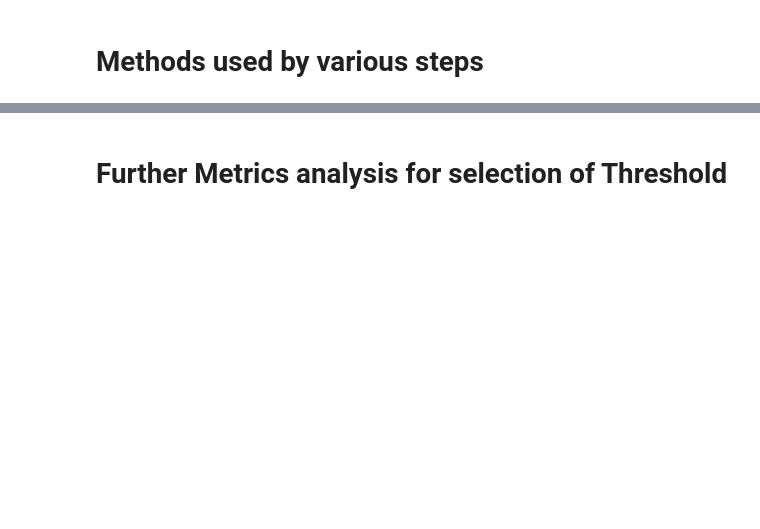
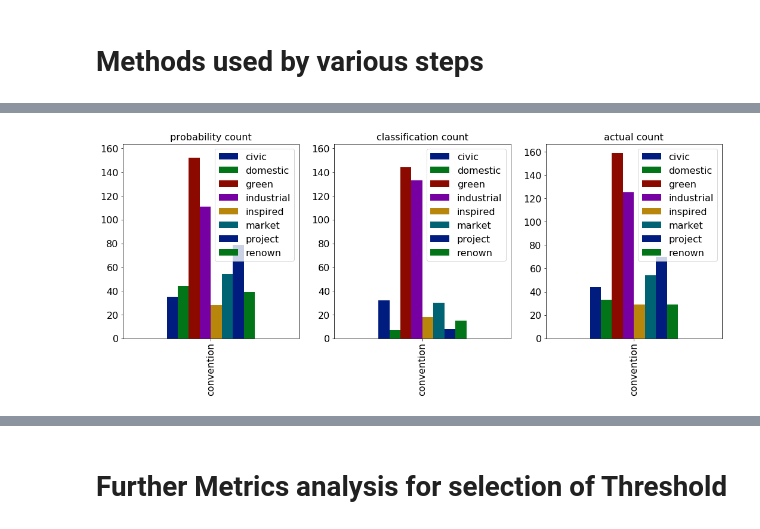
Before and after one commit to aideenf/AIVC, a Jupyter notebook: cp_wssc/Paper experiments.ipynb, the cells around one changed output, grey strips where cells are left out. Cells and saved outputs as stored; diff of their text form; code cells hidden in the pictures; blank space fills up the shorter version.

```diff
--- a/cp_wssc/Paper experiments.ipynb
+++ b/cp_wssc/Paper experiments.ipynb
@@ -870,0 +1067,12 @@ industrial
+# %%
+# Now we can process the validation data, with predict = true and usng the models followed by the Isotonic Regression model.
+# we will use the default thresholds of 0.5,
+
+validation_data_pos_with_pred, thresh = process_validation_data(None,
+                                                          _DLModels,
+                                                          _DLData_val_x_txt_seq,
+                                                          _DLData_val_x_txt,
+                                                          _DLData_val_y,
+                                                          _DLModelsIsotonicRegression,
+                                                          predict = True,
+                                                          pos_only = True)
@@ -870,0 +1089,68 @@ industrial
+# %%
+def get_count_per_model(model, df, num_bins, thresholds):
+    #just to remember: we are not using "conf_bin" here it is for the set confidence
+
+    model_count = df[['text', model+'_prob_1',model+'_y_pred', model]].copy()
+#   display(model_count.head(3))
+    model_count['prob_bin'] = pd.qcut(model_count[ model+'_prob_1'], q=num_bins, duplicates='drop')
+    model_grouped_count = model_count.groupby('prob_bin')[model+'_prob_1'].count().copy()
+
+
+    mean_prob_per_bucket = []
+    occurance_per_bucket = []
+    total = 0
+    for x in range (len(model_grouped_count)):
+        a = model_grouped_count.index.categories[x].left
+        b = model_grouped_count.index.categories[x].right
+        mean_prob_per_bucket.append (np.mean([a,b]))
+        occurance_per_bucket.append (model_grouped_count[x])
+
+    def percentage(percent, whole):
+        return (percent * whole) / 100.0
+    total = 0
+    for prob, occurances in zip(mean_prob_per_bucket,occurance_per_bucket ):
+        total = total + percentage(prob*100,occurances)
+
+    actual = "not applicable"
+    try:
+        counts_y_actual = model_count[model]==1
+        actual = counts_y_actual.value_counts()[1]
+    except:
+        actual = "not applicable"
+
+    counts_y_predict = model_count[model+'_y_pred']==1
+    predict = counts_y_predict.value_counts()[1]
+
+    print ("****"+model+"*****")
+    print ("TOTAL PROBABLE OCCURENCES using calibrated probability =", int(round(total)))
+    print ("Total predicted occurences using threshold",thresholds[k],'=',predict)
+    print ("Total actual occurences in validation data =", actual)
+    print ("*****************")
+    print ("")
+    return actual, int(round(total)), predict
+
+predicted_prob_count = {}
+predicted_classification_count = {}
+actual_count = {}
+for k in _DLModels.keys():
+        actual_cnt, prob_cnt, classif_cnt = get_count_per_model(k, validation_data_pos_with_pred, 8, thresh)
+        predicted_prob_count[k] = prob_cnt
+        predicted_classification_count[k] = classif_cnt
+        actual_count[k] = actual_cnt
+
+choose = []
+choose.append(predicted_prob_count [max(predicted_prob_count, key=predicted_prob_count.get)])
+choose.append(predicted_classification_count [max(predicted_classification_count, key=predicted_classification_count.get)])
+choose.append(actual_count [max(actual_count, key=actual_count.get)])
+display(max(choose))
+fig = plt.figure(figsize=(18,6))
+ax1 = plt.subplot(1,3,1)
+ax1.set_ylim(ymin=0, ymax=max(choose)+5)
+# ax1.set_xlim(xmin=0, xmax=160)
+pd.DataFrame(predicted_prob_count, index=['convention']).plot(kind='bar', title = "probability count", ax = ax1)
+ax2 = plt.subplot(1,3,2)
+ax2.set_ylim(ymin=0, ymax=max(choose)+5)
+pd.DataFrame(predicted_classification_count, index=['convention']).plot(kind='bar',title = "classification count", ax = ax2)
+ax3 = plt.subplot(1,3,3)
+pd.DataFrame(actual_count, index=['convention']).plot(kind='bar',title = "actual count", ax = ax3)
+# %% [output]
@@ -871 +1176,2 @@ industrial
+[figure, added]
 # %% [markdown]
```
Also changed, not shown: parts of 73 cells of this notebook, 1 other file.
